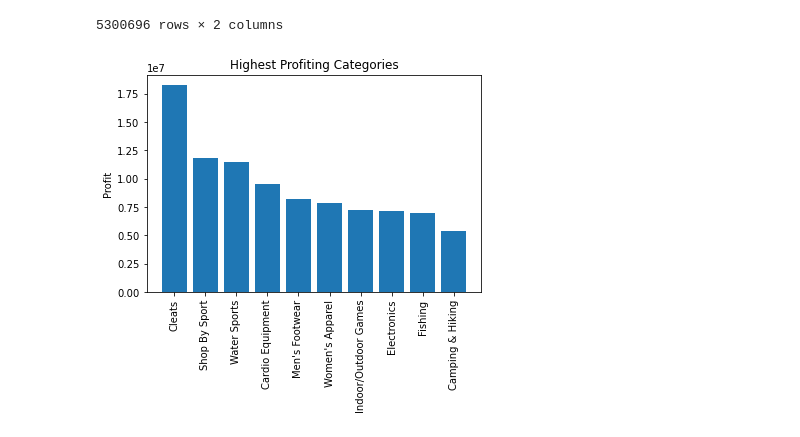
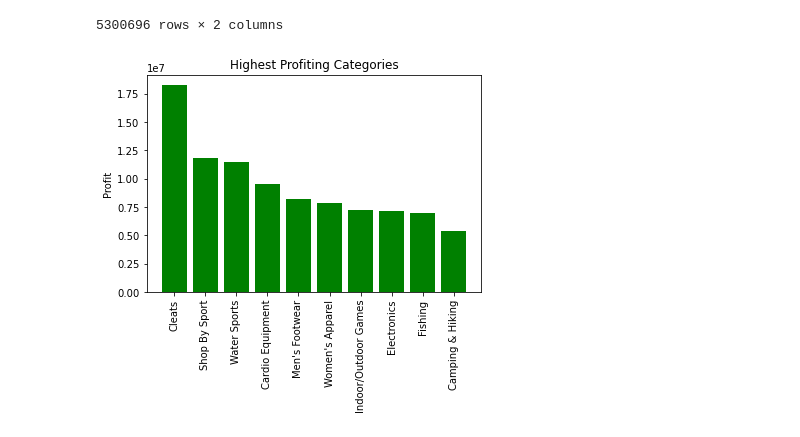
Before and after one commit to CCNY-Analytics-and-Quant/StevenCEdwinA-BAFall2023, a Jupyter notebook: Final Project.ipynb, the cells around one changed output. Saved outputs shown, nothing was run; the diff lists cells and outputs as text; code cells hidden in the pictures.

```diff
--- a/Final Project.ipynb
+++ b/Final Project.ipynb
@@ -948,10 +962,10 @@ df_orderDataAll
 categorical_profit = df_orderDataAll.groupby('Category_Name')['Order_Profit_Per_Order'].sum().reset_index()
 top_5_profit_categories = categorical_profit.nlargest(10,'Order_Profit_Per_Order').sort_values(by = 'Order_Profit_Per_Order', ascending = False)
 # %%
-plt.bar(top_5_profit_categories.Category_Name, top_5_profit_categories.Order_Profit_Per_Order)
+plt.bar(top_5_profit_categories.Category_Name, top_5_profit_categories.Order_Profit_Per_Order, color = 'green')
 plt.xticks(rotation=90)
 plt.title('Highest Profiting Categories')
 plt.ylabel('Profit')
 plt.show()
 # %% [output]
-[figure, old version]
+[figure, new version]
```
Also changed, not shown: parts of 3 cells of this notebook.
